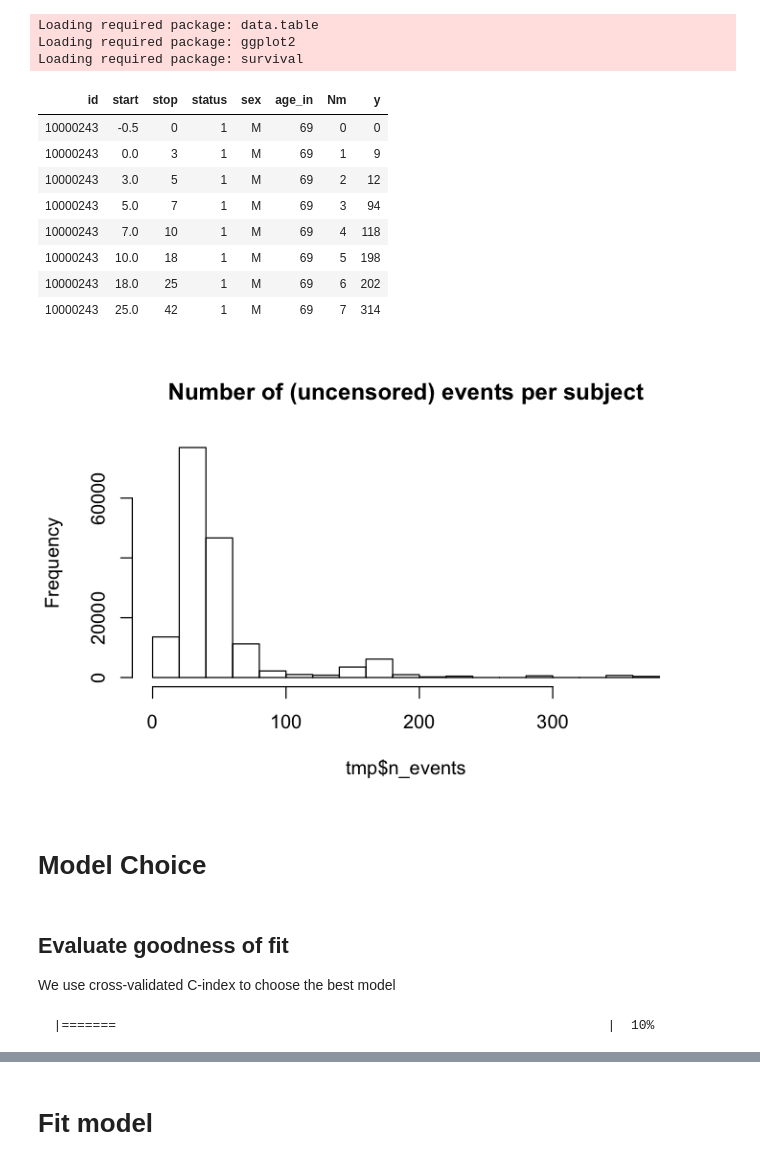
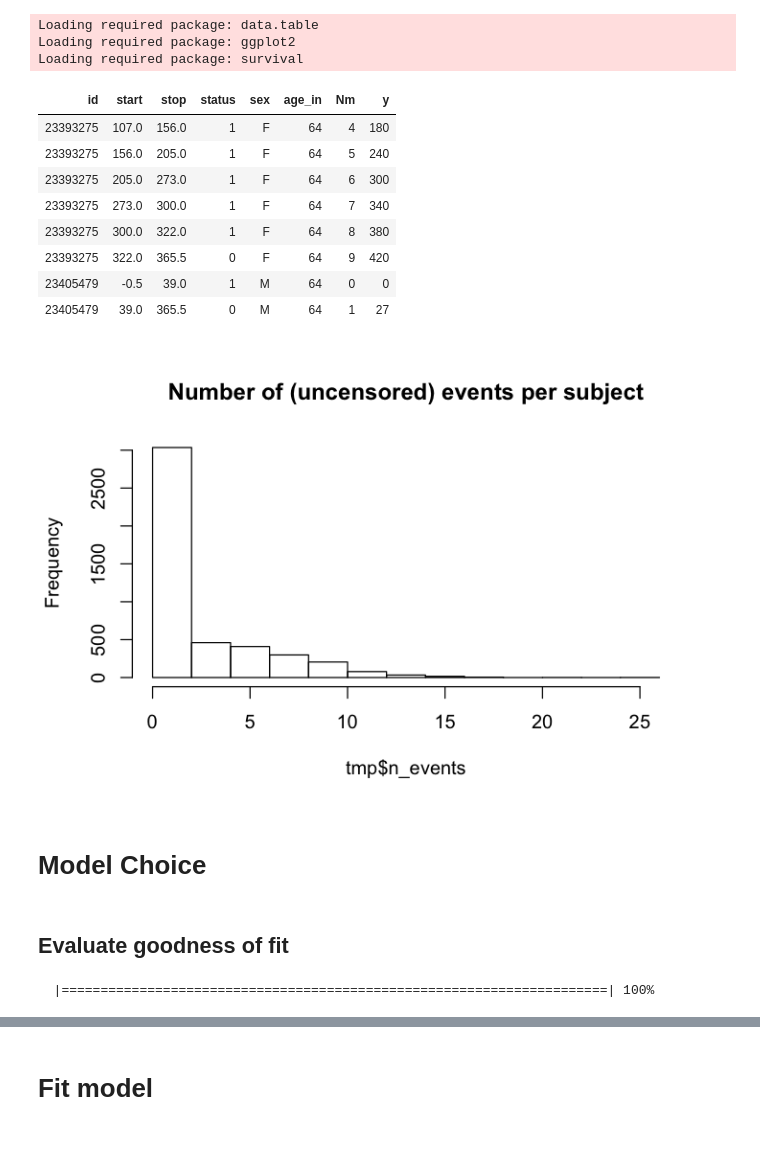
Before and after one commit to davide-burba/thesis, a Jupyter notebook: fit_compensators/fit_compenstor_aldosteronics.ipynb, the cells around one changed output, grey strips where cells are left out. Saved outputs shown, nothing was run; the diff lists cells and outputs as text; code cells hidden in the pictures.

```diff
--- a/fit_compensators/fit_compenstor_aldosteronics.ipynb
+++ b/fit_compensators/fit_compenstor_aldosteronics.ipynb
@@ -32,27 +32,26 @@ load('../../data/preprocessed_data_aldosteronics.RData')
 sel_df = aldosteronics_df
 # %%
 # preprocessed data
-head(sel_df, n = 8)
+tail(sel_df, n = 8)
 # %% [output]
 | id | start | stop | status | sex | age_in | Nm | y |
-| 10000243 | -0.5 | 0 | 1 | M | 69 | 0 | 0 |
-| 10000243 | 0.0 | 3 | 1 | M | 69 | 1 | 9 |
-| 10000243 | 3.0 | 5 | 1 | M | 69 | 2 | 12 |
-| 10000243 | 5.0 | 7 | 1 | M | 69 | 3 | 94 |
-| 10000243 | 7.0 | 10 | 1 | M | 69 | 4 | 118 |
-| 10000243 | 10.0 | 18 | 1 | M | 69 | 5 | 198 |
-| 10000243 | 18.0 | 25 | 1 | M | 69 | 6 | 202 |
-| 10000243 | 25.0 | 42 | 1 | M | 69 | 7 | 314 |
+| 23393275 | 107.0 | 156.0 | 1 | F | 64 | 4 | 180 |
+| 23393275 | 156.0 | 205.0 | 1 | F | 64 | 5 | 240 |
+| 23393275 | 205.0 | 273.0 | 1 | F | 64 | 6 | 300 |
+| 23393275 | 273.0 | 300.0 | 1 | F | 64 | 7 | 340 |
+| 23393275 | 300.0 | 322.0 | 1 | F | 64 | 8 | 380 |
+| 23393275 | 322.0 | 365.5 | 0 | F | 64 | 9 | 420 |
+| 23405479 | -0.5 | 39.0 | 1 | M | 64 | 0 | 0 |
+| 23405479 | 39.0 | 365.5 | 0 | M | 64 | 1 | 27 |
 # %%
-tmp = sel_df[,n_events := max(Nm),by = 'id']
+tmp = sel_df[,list('n_events' = max(Nm)),by = 'id']
 hist(tmp$n_events, main = 'Number of (uncensored) events per subject')
 # %% [output]
-[figure, old version]
+[figure, new version]
 # %% [markdown]
 # Model Choice
 # %% [markdown]
 ## Evaluate goodness of fit
-We use cross-validated C-index to choose the best model
 # %%
 set.seed(123)
 #Randomly shuffle the patients
@@ -106,7 +105,8 @@ for(i in 1:10){
         coxph(Surv(start,stop,status)~ age_in + sex + log(Nm+1):log(y+1) + cluster(id), data = train),
         coxph(Surv(start,stop,status)~ age_in + sex + log(Nm+1) + log(Nm+1):log(y+1) + cluster(id), data = train),
         coxph(Surv(start,stop,status)~ age_in + sex + log(y+1) + log(Nm+1):log(y+1) + cluster(id), data = train),
-        coxph(Surv(start,stop,status)~ age_in + sex + log(Nm+1) + log(y+1) + log(Nm+1):log(y+1) + cluster(id), data = train)
+        coxph(Surv(start,stop,status)~ age_in + sex + log(Nm+1) + log(y+1) + log(Nm+1):log(y+1) + cluster(id), data = train),
+        coxph(Surv(start,stop,status)~ sex + log(Nm+1) + log(y+1) + log(Nm+1):log(y+1) + cluster(id), data = train)
     )
     # predict, evaluate
     fold_scores = c()
@@ -122,7 +122,7 @@ for(i in 1:10){
 rownames(scores) = 1:10
 colnames(scores) = names(models)
 # %% [output]
-  |=======                                                               |  10%
+  |======================================================================| 100%
 # %%
 # summarize CV scores
 mean_scores = colMeans(scores)
```
Also changed, not shown: parts of 11 cells of this notebook, 12 other files.
